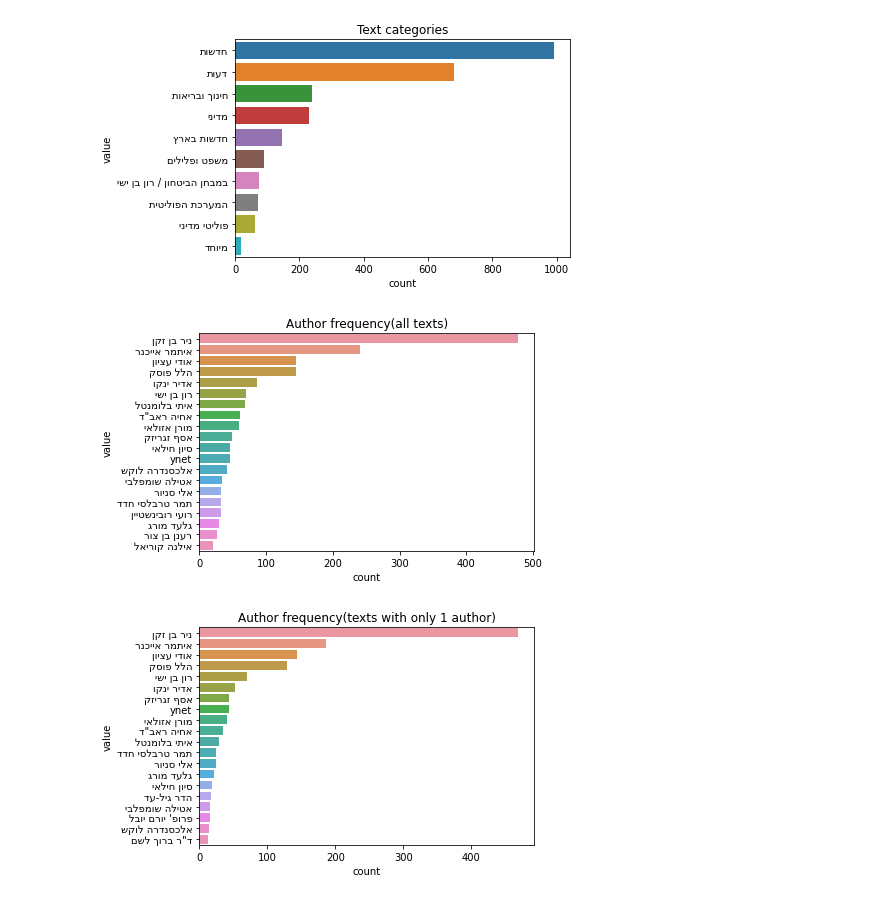
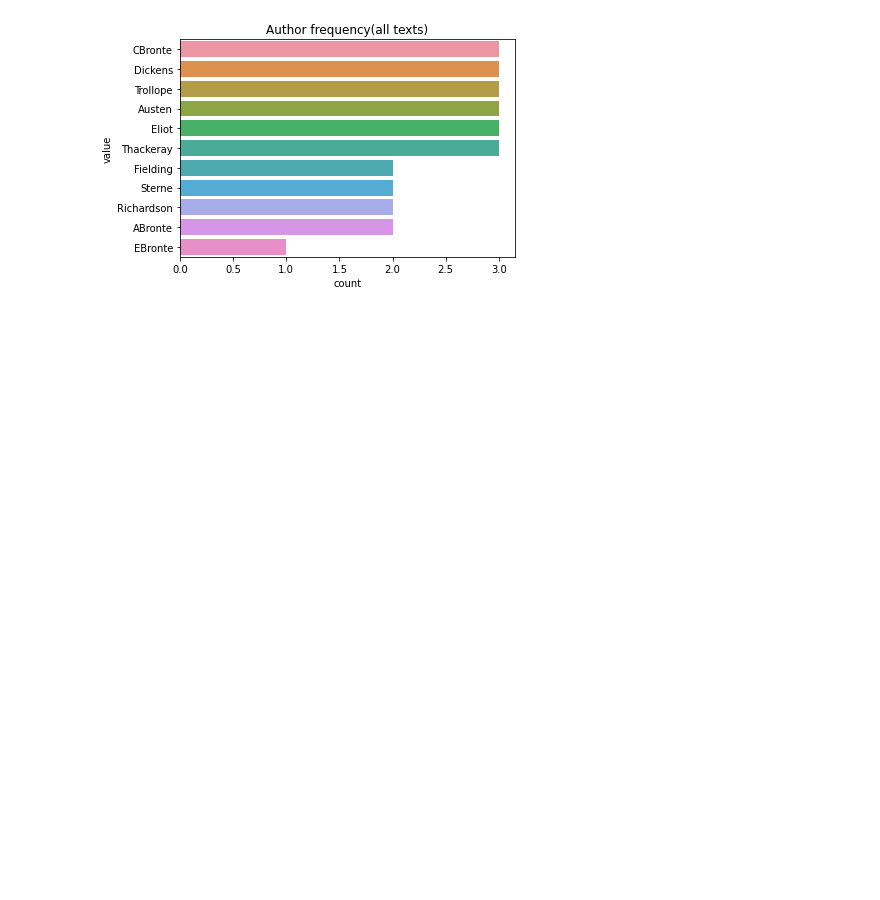
Before and after one commit to nmdanny/hnlp_proj, a Jupyter notebook: eda.ipynb, the cells around one changed output. Cells and saved outputs as stored; diff of their text form; code cells hidden in the pictures; blank space fills up the shorter version.

```diff
--- a/eda.ipynb
+++ b/eda.ipynb
@@ -18,21 +17,26 @@ texts = load_ynet()
+# %%
+#texts = load_ynet()
+texts = load_eng_test()
+#texts
 # %%
 # Plotting frequency of categories
-plot_hebrew_barchart(texts.category, 20, title="Text categories")
+if "category" in texts.columns:
+    plot_hebrew_barchart(texts.category, 20, title="Text categories")
 
 # Plotting author frequency of texts
 NUM_AUTHORS = 20
 texts.authors = texts.authors.apply(extract_authors)
 plot_hebrew_barchart(texts.authors, NUM_AUTHORS, title="Author frequency(all texts)")
 
 # find all texts that only have 1 author
 one_author_df = texts[texts.authors.str.len() == 1].copy()
 one_author_df["authors"]  = one_author_df["authors"].apply(lambda ls: ls[0])
 one_author_df.rename(columns={"authors": "author"}, inplace=True)
-plot_hebrew_barchart(one_author_df.author, NUM_AUTHORS, title="Author frequency(texts with only 1 author)")
+
+if len(one_author_df) != len(texts):
+    plot_hebrew_barchart(one_author_df.author, NUM_AUTHORS, title="Author frequency(texts with only 1 author)")
 # %% [output]
-[figure, old version]
+[figure, new version]
-[figure, removed]
-[figure, removed]
 # %%
 print(f"Out of {len(texts)} articles, {len(one_author_df)} of them were written by exactly 1 author")
 # %% [output]
```
Also changed, not shown: parts of 6 cells of this notebook, 38 other files.
